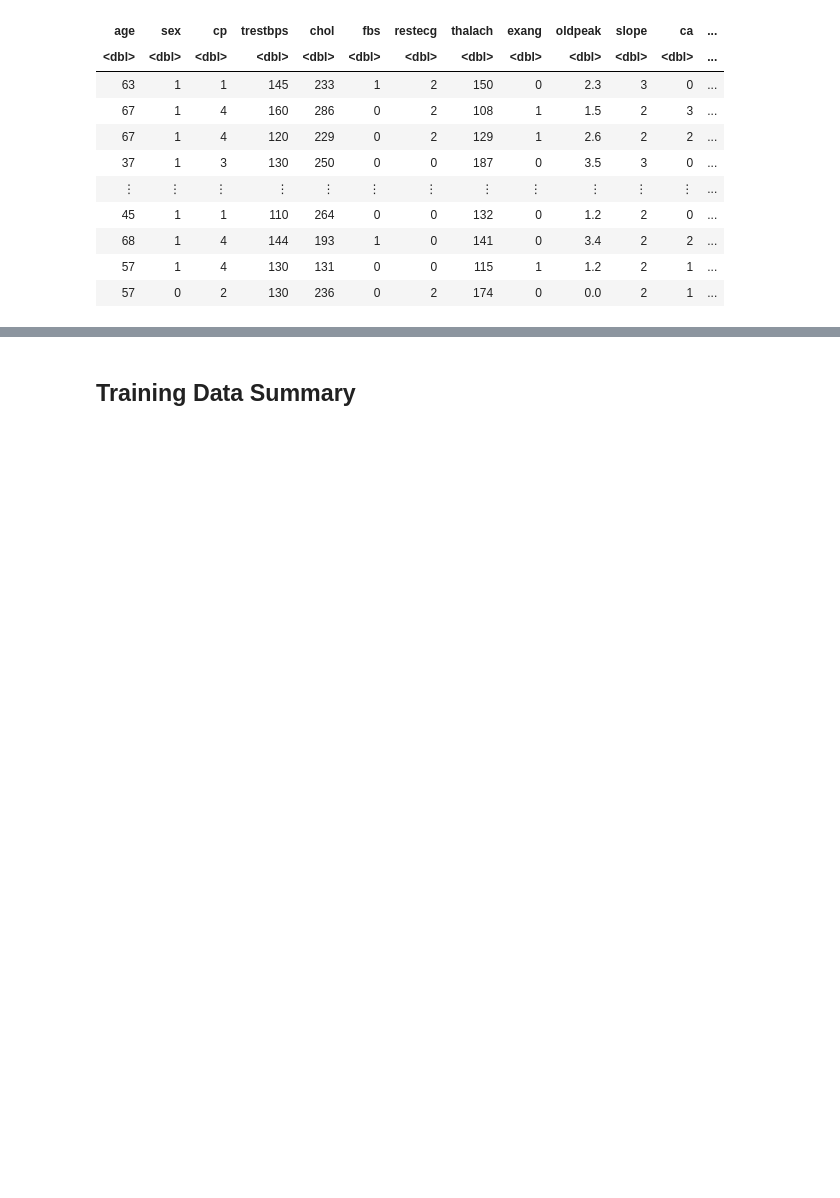
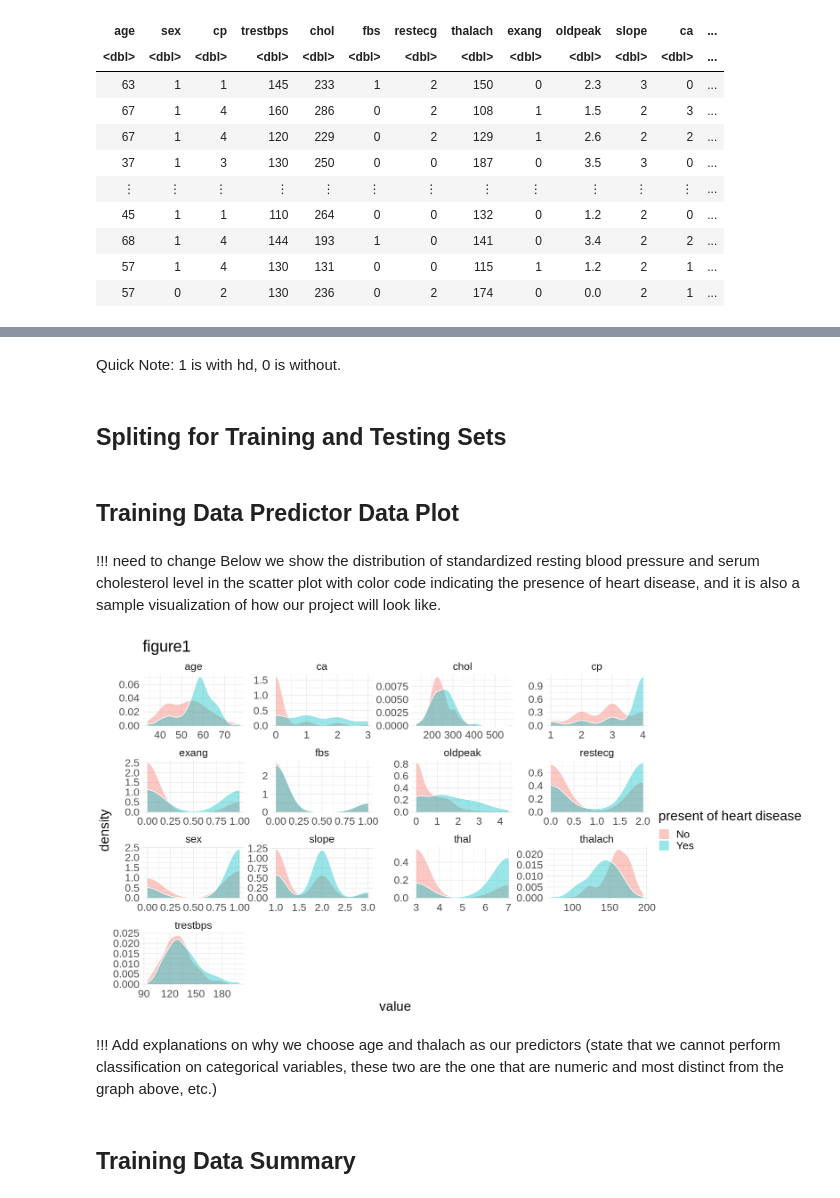
Before and after one commit to wiliwangka/Heart-Disease-Classification-with-R, a Jupyter notebook: ds_project_proposal.ipynb, the cells around one changed output, grey strips where cells are left out. Saved outputs shown, nothing was run; the diff lists cells and outputs as text; code cells hidden in the pictures; blank space fills up the shorter version.

```diff
--- a/ds_project_proposal.ipynb
+++ b/ds_project_proposal.ipynb
@@ -181,12 +163,14 @@ To better perform the data analysis, we need to wrangle the data a bit more. As
 set.seed(2022)
 #Cleaning and wrangling
 #turn 1 2 3 4 into 1
-cleveland_data_clean = mutate(cleveland_data, num = ifelse(num >= 1 , 2, 1))%>%
+cleveland_data_clean = mutate(cleveland_data, num = ifelse(num >= 1 , 1, 0) )%>%
 #remove row with missing value
  filter_all( all_vars(!(.  %in% c('?'))))%>%
 
+
 # change num into a factor and change chracter data type into numeric data type for later analysis
-mutate(num= as_factor(num), thal= as.double(thal), ca= as.double(ca) )
+mutate(num= as_factor(num), thal= as.double(thal), ca= as.double(ca))
+
 
 cleveland_data_clean
 # %% [output]
@@ -264,0 +189,4 @@ plot_thal_1
+# %% [markdown]
+Quick Note: 1 is with hd, 0 is without.
+# %% [markdown]
+## Spliting for Training and Testing Sets
@@ -265,2 +199,25 @@ plot_thal_1
+# %% [markdown]
+## Training Data Predictor Data Plot
+# %% [markdown]
+!!! need to change Below we show the distribution of standardized resting blood pressure and serum cholesterol level in the scatter plot with color code indicating the presence of heart disease, and it is also a sample visualization of how our project will look like.
+# %%
+set.seed(2022)
+cleveland_data_training_mutate= cleveland_training %>%
+mutate(ca = as.numeric(ca), thal = as.numeric(thal))
+
+options(repr.plot.height = 8, repr.plot.width = 15)
+cleveland_data_training_mutate %>%
+    pivot_longer(cols = -num, names_to = 'category', values_to = 'value')  %>%
+    ggplot(aes(value, fill = num)) +
+        geom_density(alpha = 0.4, colour = 'white') +
+        facet_wrap(~ category, scales = 'free') +
+        theme_minimal() +
+        theme(text = element_text(size = 20))+
+scale_fill_discrete(name='present of heart disease',labels=c("No", "Yes"))+
+ggtitle("figure1")
+# %% [output]
+[figure, added]
+# %% [markdown]
+!!! Add explanations on why we choose age and thalach as our predictors (state that we cannot perform classification on categorical variables, these two are the one that are numeric and most distinct from the graph above, etc.)
 # %% [markdown]
 ## Training Data Summary
```
Also changed, not shown: parts of 10 cells of this notebook.
